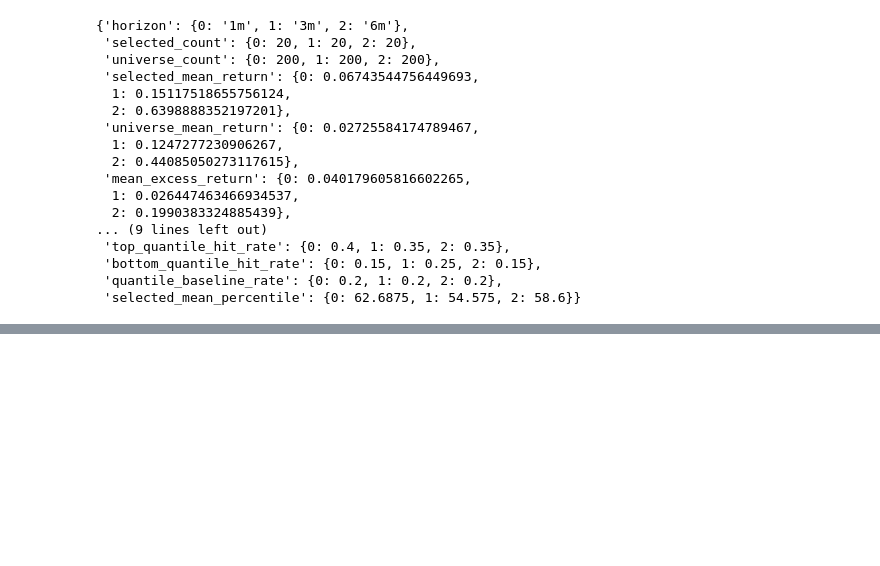
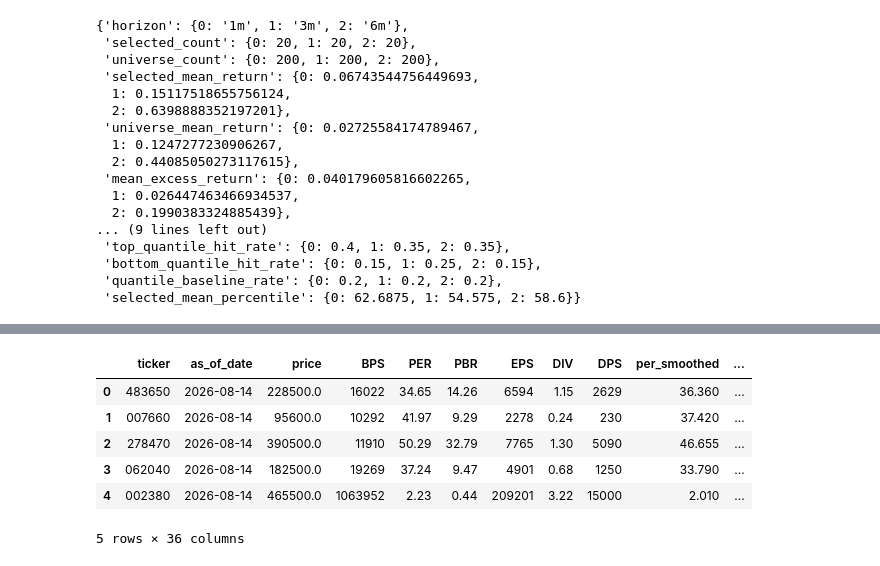
Before and after one commit to lbk209/stocksift, a Jupyter notebook: example_stock_selection_long_v4.ipynb, the cells around one changed output, grey strips where cells are left out. Saved outputs shown, nothing was run; the diff lists cells and outputs as text; code cells hidden in the pictures; blank space fills up the shorter version.

```diff
--- a/example_stock_selection_long_v4.ipynb
+++ b/example_stock_selection_long_v4.ipynb
@@ -363,0 +216,4 @@ _ = plot_forward_return_distribution(
+# %%
+date = None
+features = assessment.assess(prices, ratios, as_of=date)
+print(f"Assessment universe: {len(features)}")
@@ -363,0 +222,4 @@ _ = plot_forward_return_distribution(
+# %%
+threshold = LongThresholdFilter()
+eligible = threshold.select(features)
+threshold.trace(features)
@@ -363,0 +232,12 @@ _ = plot_forward_return_distribution(
+# %%
+candidates = LongEqualGroupScore()
+selected = candidates.select(features, tickers=eligible['ticker'])
+selected.head()
+# %% [output]
+|  | ticker | as_of_date | price | BPS | PER | PBR | EPS | DIV | DPS | per_smoothed | ... |
+| 0 | 483650 | 2026-08-14 | 228500.0 | 16022 | 34.65 | 14.26 | 6594 | 1.15 | 2629 | 36.360 | ... |
+| 1 | 007660 | 2026-08-14 | 95600.0 | 10292 | 41.97 | 9.29 | 2278 | 0.24 | 230 | 37.420 | ... |
+| 2 | 278470 | 2026-08-14 | 390500.0 | 11910 | 50.29 | 32.79 | 7765 | 1.30 | 5090 | 46.655 | ... |
+| 3 | 062040 | 2026-08-14 | 182500.0 | 19269 | 37.24 | 9.47 | 4901 | 0.68 | 1250 | 33.790 | ... |
+| 4 | 002380 | 2026-08-14 | 465500.0 | 1063952 | 2.23 | 0.44 | 209201 | 3.22 | 15000 | 2.010 | ... |
+5 rows × 36 columns
```
Also changed, not shown: parts of 33 cells of this notebook.
